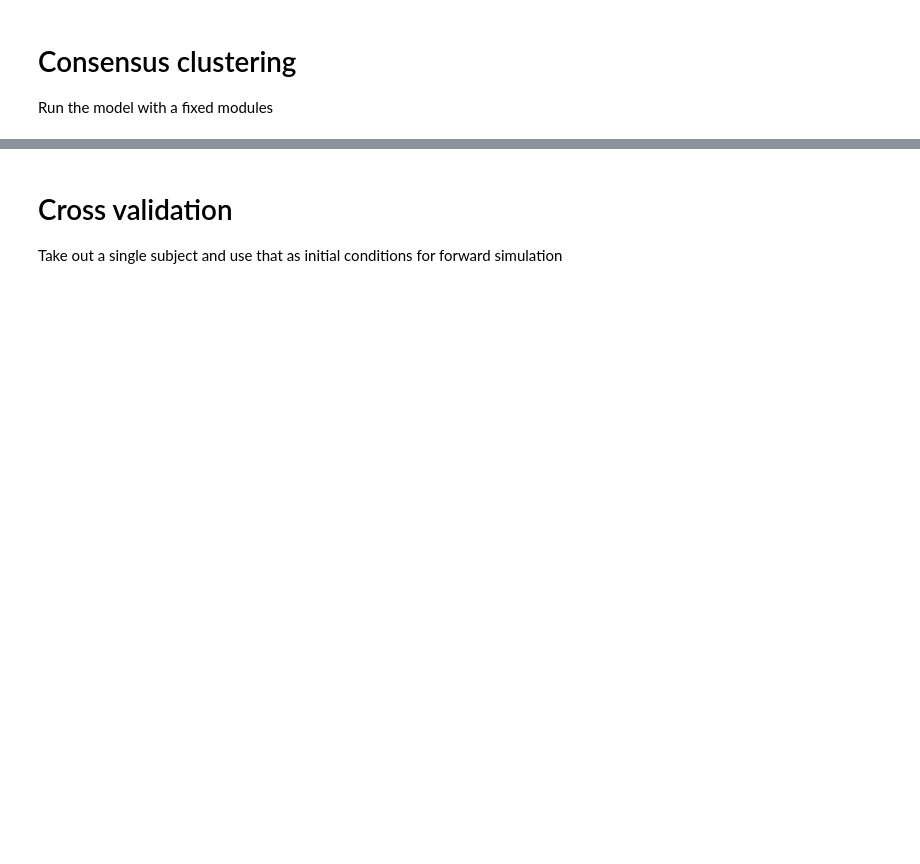
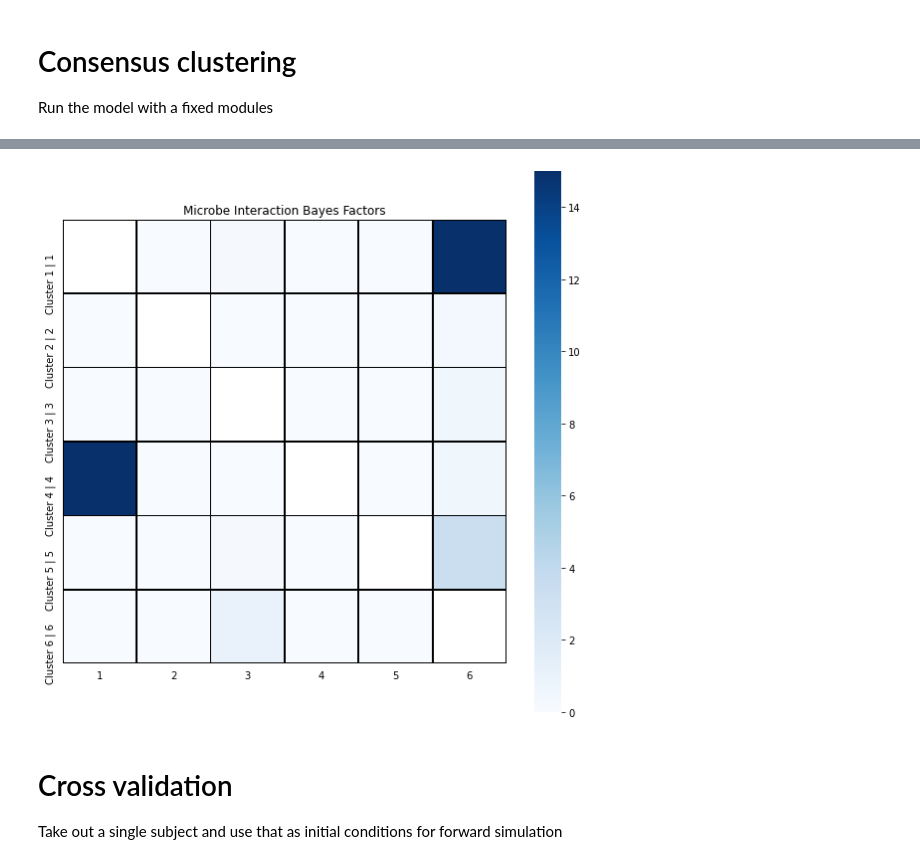
Before and after one commit to JashanSingh126/MDSINE2_Paper, a Jupyter notebook: bindertutorials/tutorial2_inference.ipynb, the cells around one changed output, grey strips where cells are left out. Cells and saved outputs as stored; diff of their text form; code cells hidden in the pictures; blank space fills up the shorter version.

Commit message:
updates to taxas/taxon

```diff
--- a/bindertutorials/tutorial2_inference.ipynb
+++ b/bindertutorials/tutorial2_inference.ipynb
@@ -291,23 +289,23 @@ INFO:inference.439: Variance parame
 # %%
 clustering = mcmc_uc0.graph[STRNAMES.CLUSTERING_OBJ]
 md2.generate_cluster_assignments_posthoc(clustering, set_as_value=True)
-taxas = mcmc_uc0.graph.data.taxas
+taxa = mcmc_uc0.graph.data.taxa
 
 md2.visualization.render_trace(clustering.n_clusters)
 order = []
 for i, cluster in enumerate(clustering):
     print('Cluster {}'.format(i))
     for oidx in cluster:
-        print('\t', md2.taxaname_for_paper(taxas[oidx], taxas))
+        print('\t', md2.taxaname_for_paper(taxa[oidx], taxa))
         order.append(oidx)
 
 coclusters = md2.summary(mcmc_uc0.graph[STRNAMES.CLUSTERING_OBJ].coclusters)['mean']
-md2.visualization.render_cocluster_probabilities(coclusters, taxas=uc_toy.taxas,
+md2.visualization.render_cocluster_probabilities(coclusters, taxa=uc_toy.taxa,
     yticklabels='%(paperformat)s | %(index)s', order=order)
 
 bayes_factors = md2.generate_interation_bayes_factors_posthoc(mcmc_uc0)
 md2.visualization.render_bayes_factors(
-    bayes_factors, taxas=taxas, yticklabels='%(paperformat)s | %(index)s',
+    bayes_factors, taxa=taxa, yticklabels='%(paperformat)s | %(index)s',
     order=order)
 plt.show()
 # %% [output]
@@ -364,24 +362,24 @@ perturbation Vanco
 # %%
 clustering = mcmc_uc1.graph[STRNAMES.CLUSTERING_OBJ]
 md2.generate_cluster_assignments_posthoc(clustering, set_as_value=True)
-taxas = mcmc_uc1.graph.data.taxas
+taxa = mcmc_uc1.graph.data.taxa
 
 md2.visualization.render_trace(clustering.n_clusters)
 order = []
 for i, cluster in enumerate(clustering):
     print('Cluster {}'.format(i))
     for oidx in cluster:
-        print('\t', md2.taxaname_for_paper(taxas[oidx], taxas))
+        print('\t', md2.taxaname_for_paper(taxa[oidx], taxa))
         order.append(oidx)
 
 coclusters = md2.summary(mcmc_uc1.graph[STRNAMES.CLUSTERING_OBJ].coclusters)['mean']
 md2.visualization.render_cocluster_probabilities(
-    coclusters, taxas=uc_toy.taxas, yticklabels='%(paperformat)s | %(index)s',
+    coclusters, taxa=uc_toy.taxa, yticklabels='%(paperformat)s | %(index)s',
     order=order)
 
 bayes_factors = md2.generate_interation_bayes_factors_posthoc(mcmc_uc1)
 md2.visualization.render_bayes_factors(
-    bayes_factors, taxas=taxas, yticklabels='%(paperformat)s | %(index)s',
+    bayes_factors, taxa=taxa, yticklabels='%(paperformat)s | %(index)s',
     order=order)
 
 plt.show()
@@ -450,7 +466,5 @@ mcmc = md2.run_graph(mcmc, crash_if_error=True)
 # %%
 # Plot the posterior
-taxas = mcmc.graph.data.taxas
-
 clustering = mcmc.graph[STRNAMES.CLUSTERING_OBJ]
 bf_taxa = md2.generate_interation_bayes_factors_posthoc(mcmc)
 bf_clustering = md2.condense_fixed_clustering_interaction_matrix(bf_taxa, clustering=clustering)
@@ -458,3 +472,4 @@ bf_clustering = md2.condense_fixed_clustering_interaction_matrix(bf_taxa, cluste
 labels = ['Cluster {} | {}'.format(i+1, i+1) for i in range(len(clustering))]
 md2.visualization.render_bayes_factors(bf_clustering, yticklabels=labels)
 plt.show()
+# %% [output]
@@ -461,3 +477,4 @@ plt.show()
+[figure, added]
 # %% [markdown]
 # Cross validation
 
```
Also changed, not shown: parts of 18 cells of this notebook, 2 other files.
